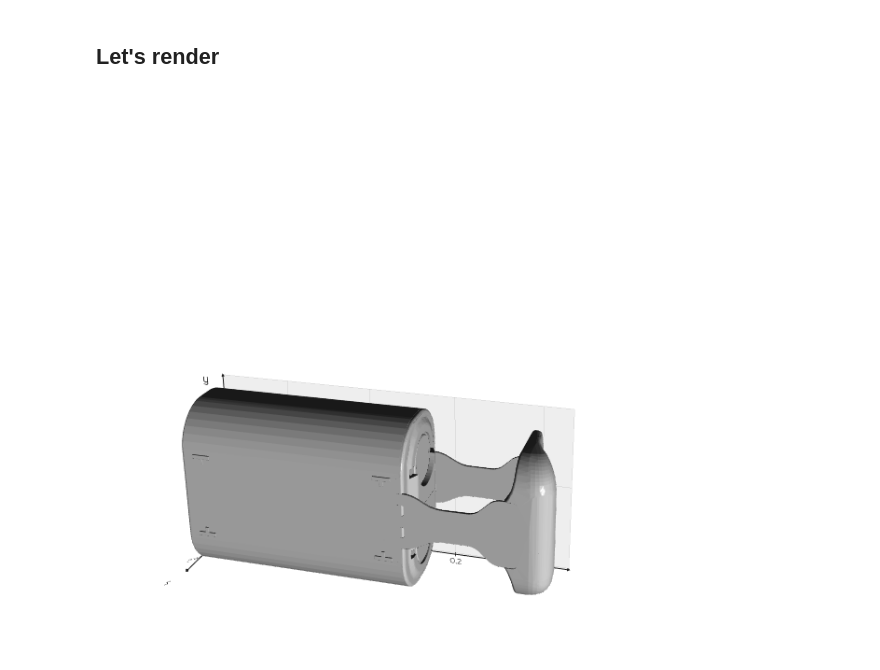
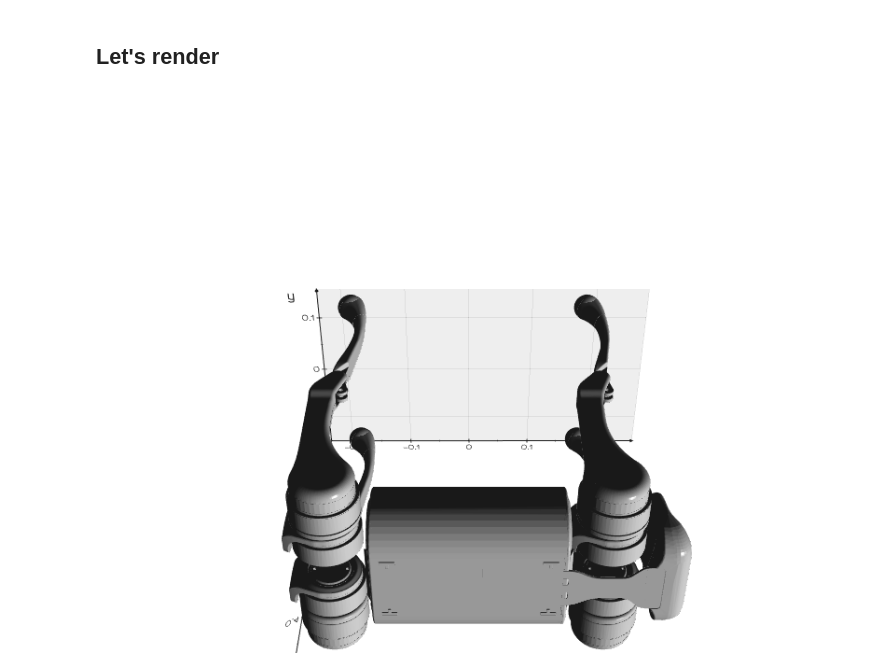
Before and after one commit to stillonearth/bevy_mujoco, a Jupyter notebook: python/a1.ipynb, the cells around one changed output. Drawn from its saved outputs; the diff is of its cells as text; code cells hidden in the pictures.

```diff
--- a/python/a1.ipynb
+++ b/python/a1.ipynb
@@ -34,7 +34,7 @@ for body in filter(lambda x: x['mj_body'].parentid == 0, bodies):
 # %% [markdown]
 Here's how body tree looks like
 # %%
-for pre, fill, node in RenderTree(mvj_bodies[1]):
+for pre, fill, node in RenderTree(mj_bodies[1]):
     print("%s%s" % (pre, node.name))
 # %% [output]
 trunk
@@ -91,38 +106,62 @@ import quaternion
 # %%
 MODEL_DIR = "../assets/mujoco_menagerie/unitree_a1/assets/"
 
 p1 = Point([1, 0, 1], c="white")
 l1 = Light(p1, c="white")
 
+meshes_to_render = []
 
-def render_body(body):
-    geom_path = MODEL_DIR + body.data['name'] + '.obj'
+def parent_offset(node):
+    if node.parent is None:
+        return np.array([0, 0, 0])
+    return np.array(node.parent.data['mj_body'].pos) + parent_offset(node.parent)
+
+def parent_rotation(node):
+    if node.parent is None:
+        return np.quaternion(1, 0, 0, 0)
+    quat = node.parent.data['mj_body'].quat
+    return parent_rotation(node.parent) * np.quaternion(quat[0], quat[1], quat[2], quat[3])
+
+def render_body(body, depth):
+    geom_path = MODEL_DIR + body.data['geom']['mesh']['name'] + '.obj'
     mesh = Mesh(geom_path)
     mesh.c("white").lighting("glossy")
 
     mj_geom = body.data['geom']['mj_geom']
     mj_body = body.data['mj_body']
 
-    # print(mj_geom, mj_body)
-
-    mesh.pos(np.array(mj_geom.pos) + np.array(mj_body.pos))
-
     body_quat = np.quaternion(mj_body.quat[0], mj_body.quat[1], mj_body.quat[2], mj_body.quat[3])
     geom_quat = np.quaternion(mj_geom.quat[0], mj_geom.quat[1], mj_geom.quat[2], mj_geom.quat[3])
+    parent_quat = parent_rotation(body)
 
-    quat = body_quat * geom_quat
-    euler = quaternion.as_euler_angles(quat)
+    quat = parent_quat * body_quat + geom_quat
 
-    mesh.rotate_x(euler[0])
-    mesh.rotate_y(euler[1])
-    mesh.rotate_z(euler[2])
+    if depth > 0:
+        mesh.rotate(quat)
+
+    # IGNORE ROTATIONS FOR NOW
+
+    # euler = quaternion.as_euler_angles(quat)
+    # mesh.rotate_y(euler[0], rad=True)
+    # mesh.rotate_x(euler[1], rad=True)
+    # mesh.rotate_z(euler[2], rad=True)
+
+    # mj_geom.pos correction introduces a bug
+
+    offset = parent_offset(body) + np.array(mj_body.pos)# + np.array(mj_geom.pos)
+    mesh.pos(offset)
+
+    meshes_to_render.append(mesh)
 
 
+def render_part(body, depth):
+    depth = 0
+    render_body(body, depth)
+    for child in body.children:
+        render_part(child, depth+1)
 
-    show(mesh, l1, camera={'pos':(0.5,0.5,1.4)}, axes=True)
+render_part(mj_bodies[1], 0)
 
-
-
-render_body(mj_bodies[1])
+show(meshes_to_render, l1, camera={'pos':(0.0,1.0,1.4)}, axes=True)
 # %% [output]
-[figure, old version]
+[figure, new version]
```
Also changed, not shown: parts of 5 cells of this notebook.
